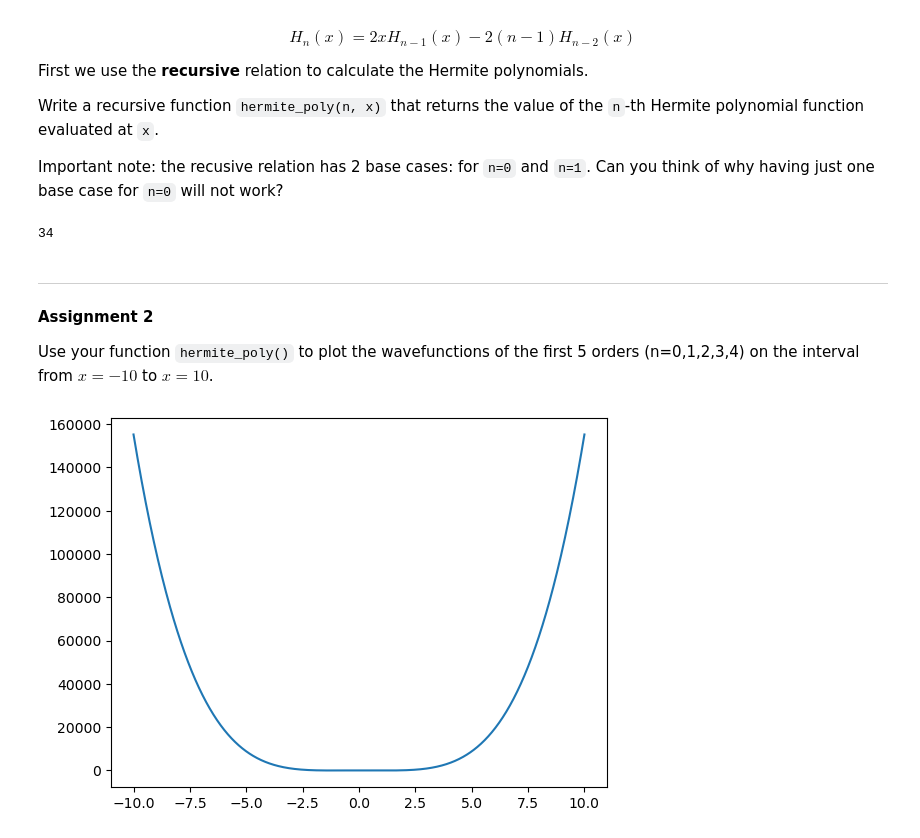
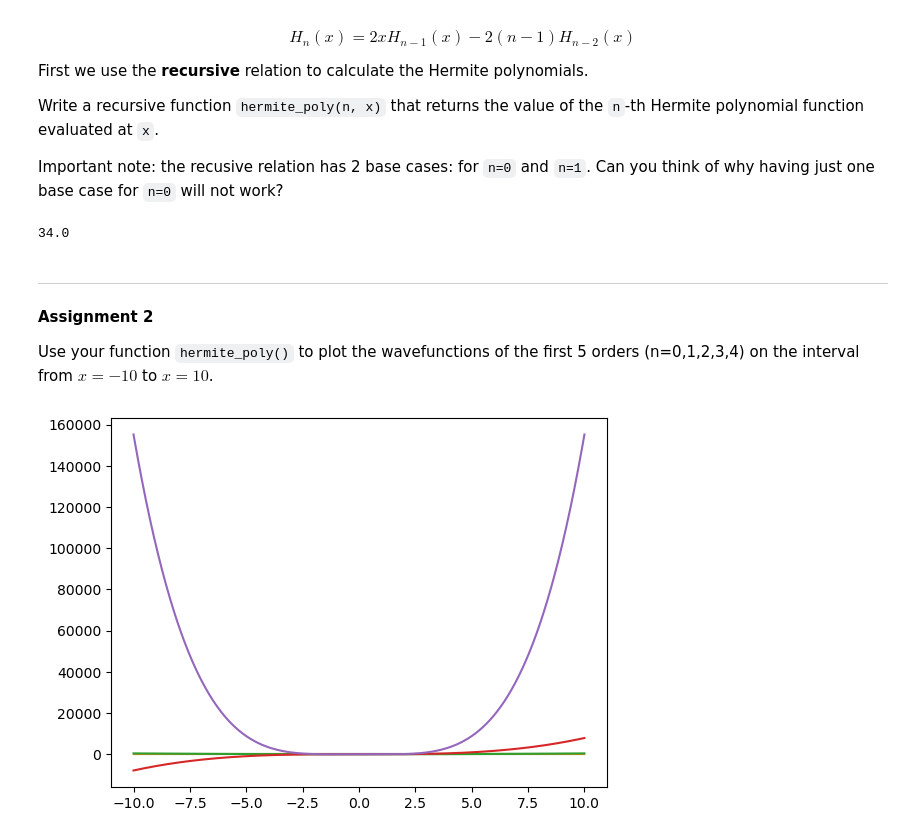
Before and after one commit to GitAkash/PnD, a Jupyter notebook: Kwartiel 2/notebook16_recursion.ipynb, the cells around one changed output. Saved outputs shown, nothing was run; the diff lists cells and outputs as text; code cells hidden in the pictures.

```diff
--- a/Kwartiel 2/notebook16_recursion.ipynb
+++ b/Kwartiel 2/notebook16_recursion.ipynb
@@ -70,7 +70,7 @@ Important note: the recusive relation has 2 base cases: for `n=0` and `n=1`. Can
 
 def hermite_poly(n,x):
     if n == 0:
-        return 1
+        return 1 + x/x -1
     if n == 1:
         return 2 * x
     else:
@@ -79,7 +79,7 @@ def hermite_poly(n,x):
 
 hermite_poly(2,3)
 # %% [output]
-34
+34.0
 # %% [markdown]
 ---
 **Assignment 2**
@@ -88,12 +88,17 @@ Use your function `hermite_poly()` to plot the wavefunctions of the first 5 orde
 # %%
 # =============== YOUR CODE GOES HERE =================
 import matplotlib.pyplot as plt
 import numpy as np
 
 x = np.linspace(-10, 10, 1000)
 n = 4
 
-plt.plot(x, hermite_poly(n,x))
+plt.plot(x, hermite_poly(0,x))
+plt.plot(x, hermite_poly(1,x))
+plt.plot(x, hermite_poly(2,x))
+plt.plot(x, hermite_poly(3,x))
+plt.plot(x, hermite_poly(4,x))
+
 plt.show()
 # %% [output]
-[figure, old version]
+[figure, new version]
```
Also changed, not shown: 11 other files.
